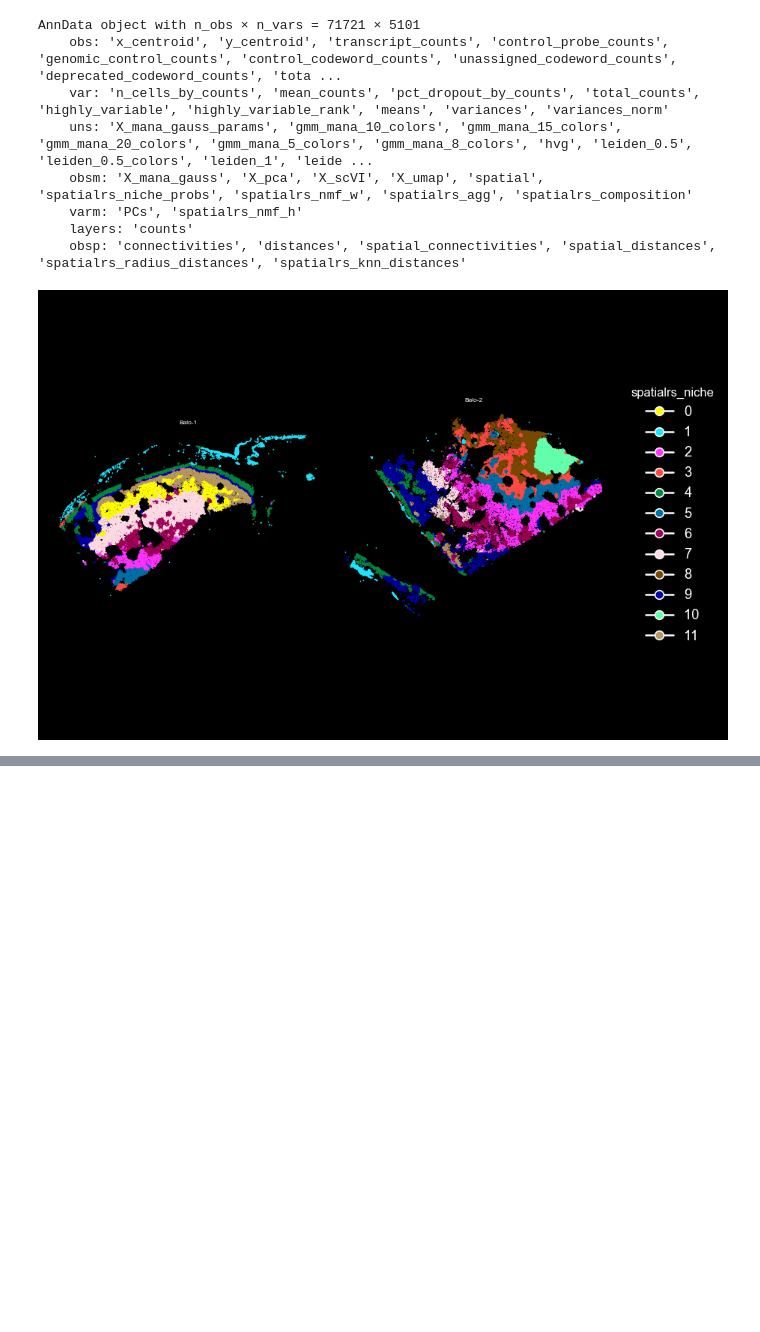
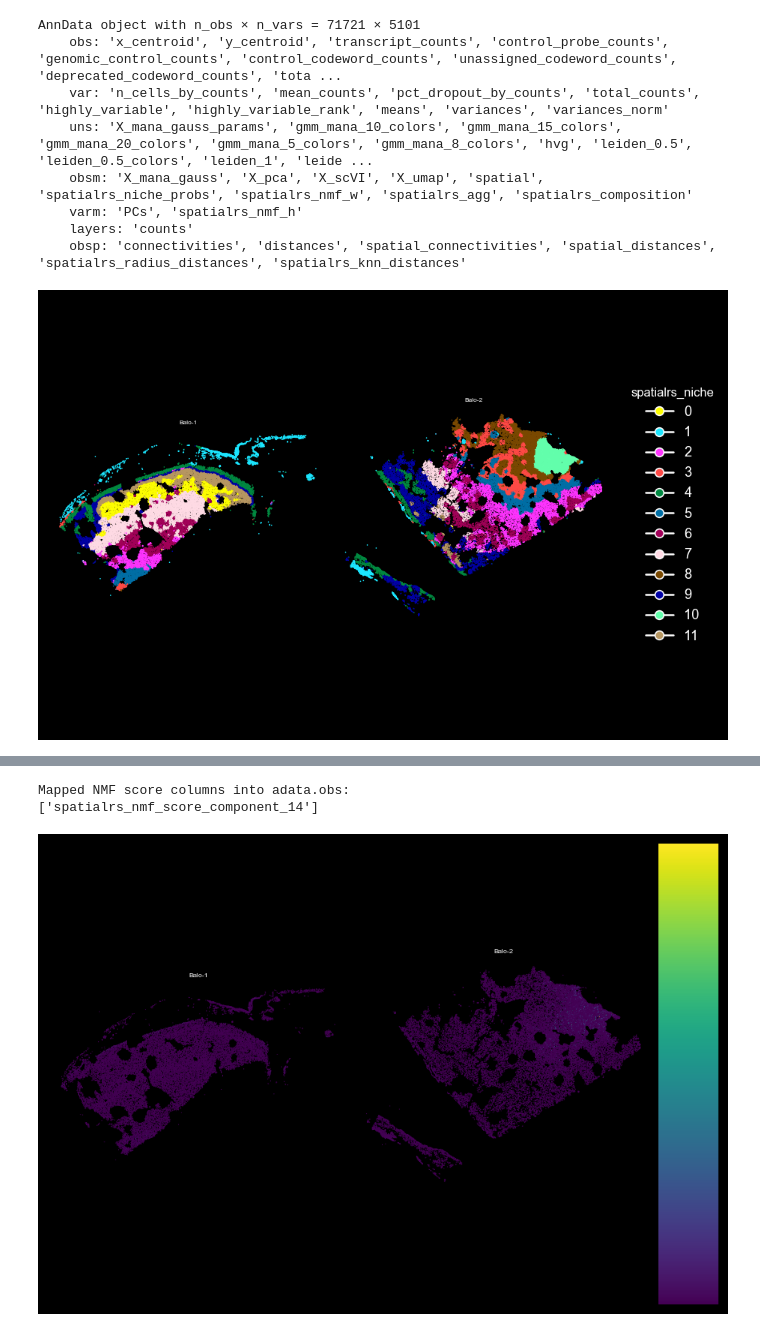
Before and after one commit to christoffermattssonlangseth/spatialrs, a Jupyter notebook: notebooks/map_spatialrs_outputs_to_h5ad.ipynb, the cells around one changed output, grey strips where cells are left out. Drawn from its saved outputs; the diff is of its cells as text; code cells hidden in the pictures; blank space fills up the shorter version.

```diff
--- a/notebooks/map_spatialrs_outputs_to_h5ad.ipynb
+++ b/notebooks/map_spatialrs_outputs_to_h5ad.ipynb
@@ -51,6 +51,15 @@ NMF_SPATIAL_POINT_SIZE = 2.0
 NMF_SPATIAL_CMAP = "viridis"
 NMF_SPATIAL_QMIN = 0.01
 NMF_SPATIAL_QMAX = 0.99
+NMF_OBS_COMPONENTS = None  # optional explicit list, e.g. ["component_0", "component_3"]
+NMF_OBS_TOP_N = 4
+NMF_OBS_PREFIX = "spatialrs_nmf_score"
+NMF_OBS_PLOT_GROUPBY = "sample_id"
+NMF_OBS_PLOT_SPOT_SIZE = 1
+NMF_OBS_PLOT_COLS = 2
+NMF_OBS_PLOT_HEIGHT = 5
+NMF_OBS_PLOT_BACKGROUND = "black"
+NMF_OBS_PLOT_DPI = 120
 
 FILES = {
     "radius_edges": PROJECT_DIR / "radius_edges.csv",
@@ -1236,0 +1290,34 @@ plot_spatial_compact_fast(
+# %%
+NMF_OBS_COMPONENTS = ['component_14']
+# %%
+nmf_obs_cols = map_nmf_components_to_obs(
+    adata,
+    output_prefix=OUTPUT_PREFIX,
+    components=NMF_OBS_COMPONENTS,
+    top_n=NMF_OBS_TOP_N,
+    obs_prefix=NMF_OBS_PREFIX,
+)
+
+print("Mapped NMF score columns into adata.obs:")
+print(nmf_obs_cols)
+
+if len(nmf_obs_cols) == 0:
+    print("No NMF components were mapped; check NMF_OBS_COMPONENTS and available columns")
+else:
+    for color_col in nmf_obs_cols:
+        plot_spatial_compact_fast(
+            adata,
+
+            color=color_col,
+            groupby=NMF_OBS_PLOT_GROUPBY,
+            spot_size=0.5,
+            cols=NMF_OBS_PLOT_COLS,
+            height=NMF_OBS_PLOT_HEIGHT,
+            background=NMF_OBS_PLOT_BACKGROUND,
+            dpi=NMF_OBS_PLOT_DPI,
+
+        )
+# %% [output]
+Mapped NMF score columns into adata.obs:
+['spatialrs_nmf_score_component_14']
+[figure, added]
```
Also changed, not shown: parts of 2 cells of this notebook.
